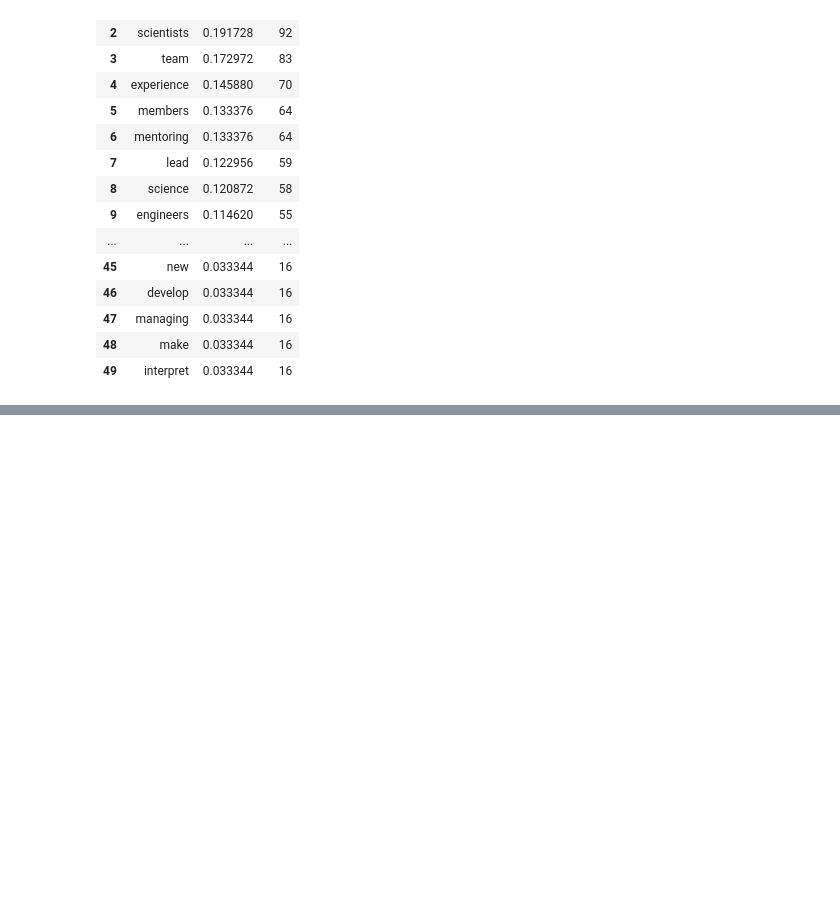
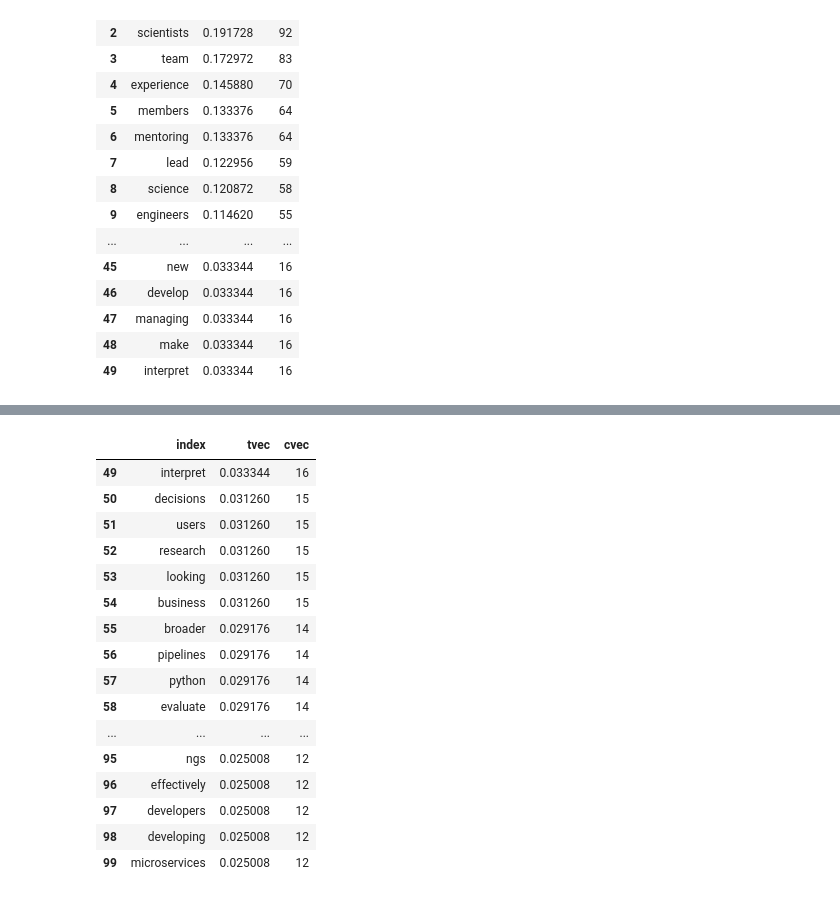
Before and after one commit to paxton615/Indeed_Job_Search, a Jupyter notebook: NPL_on_Job_Descriptions.ipynb, the cells around one changed output, grey strips where cells are left out. Drawn from its saved outputs; the diff is of its cells as text; code cells hidden in the pictures; blank space fills up the shorter version.

```diff
--- a/NPL_on_Job_Descriptions.ipynb
+++ b/NPL_on_Job_Descriptions.ipynb
@@ -172,0 +196,20 @@ SyntaxError: invalid syntax (<ipython-input-152-f9300377df1d>, line 1)
+# %%
+df_merge[49:100]
+# %% [output]
+|  | index | tvec | cvec |
+| 49 | interpret | 0.033344 | 16 |
+| 50 | decisions | 0.031260 | 15 |
+| 51 | users | 0.031260 | 15 |
+| 52 | research | 0.031260 | 15 |
+| 53 | looking | 0.031260 | 15 |
+| 54 | business | 0.031260 | 15 |
+| 55 | broader | 0.029176 | 14 |
+| 56 | pipelines | 0.029176 | 14 |
+| 57 | python | 0.029176 | 14 |
+| 58 | evaluate | 0.029176 | 14 |
+| ... | ... | ... | ... |
+| 95 | ngs | 0.025008 | 12 |
+| 96 | effectively | 0.025008 | 12 |
+| 97 | developers | 0.025008 | 12 |
+| 98 | developing | 0.025008 | 12 |
+| 99 | microservices | 0.025008 | 12 |
```
Also changed, not shown: parts of 4 cells of this notebook.
